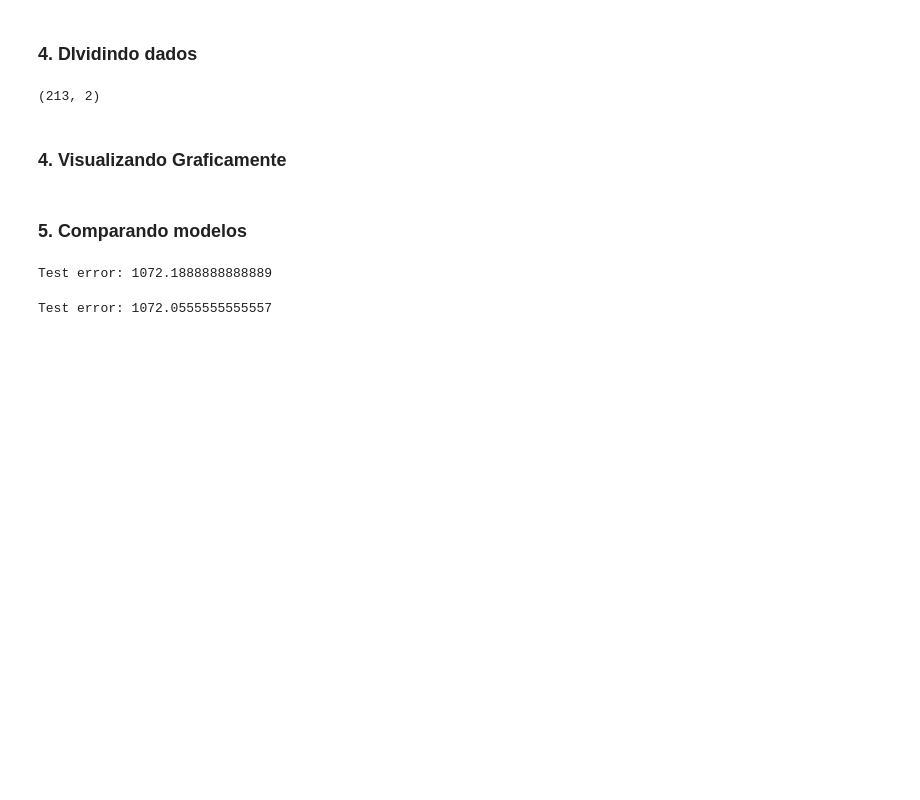
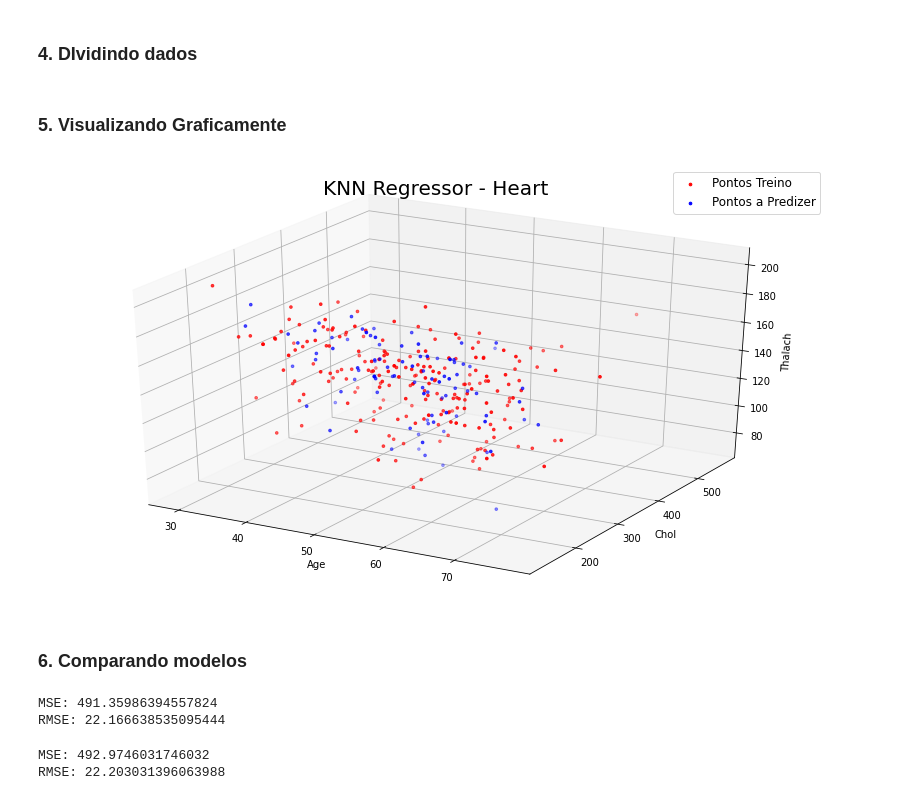
Before and after one commit to matheusjerico/knn-scratch, a Jupyter notebook: KnnRegressorScratch.ipynb, the cells around one changed output. Saved outputs shown, nothing was run; the diff lists cells and outputs as text; code cells hidden in the pictures; blank space fills up the shorter version.

```diff
--- a/KnnRegressorScratch.ipynb
+++ b/KnnRegressorScratch.ipynb
@@ -96,9 +89,5 @@ def train_test_split(dataset, test_size=0.3, random_state=0):
     return X_train, X_test, Y_train, Y_test
 # %%
 X_train, X_test, y_train, y_test = train_test_split(dataset, test_size=0.3, random_state=7)
-# %%
-X_train.shape
-# %% [output]
-(213, 2)
 # %% [markdown]
-### 4. Visualizando Graficamente
+### 5. Visualizando Graficamente
@@ -107,10 +94,24 @@ X_train.shape
+# %%
+df_train = pd.concat([pd.DataFrame(X_train, columns=['age','chol']),
+                      pd.DataFrame(y_train, columns=['target'])],
+                     axis=1)
+
+df_test = pd.concat([pd.DataFrame(X_test, columns=['age','chol']),
+                     pd.DataFrame(y_test, columns=['target'])],
+                    axis=1)
+
+fig = plt.figure(figsize=[14,8])
+ax = fig.add_subplot(111, projection='3d')
+
+ax.scatter(df_train['age'], df_train['chol'], df_train['target'], s=7, c='r', label='Pontos Treino')
+ax.scatter(df_test['age'], df_test['chol'], df_test['target'], s=7, c='b', label='Pontos a Predizer')
+
+ax.set_title('KNN Regressor - Heart', fontdict={'fontsize': 20})
+ax.set_xlabel('Age', fontdict={'fontsize': 10})
+ax.set_ylabel('Chol', fontdict={'fontsize': 10})
+ax.set_zlabel('Thalach', fontdict={'fontsize': 10})
+_ = ax.legend(fontsize=12)
+# %% [output]
+[figure, added]
 # %% [markdown]
-### 5. Comparando modelos
+### 6. Comparando modelos
-# %%
-classifier = kNN(X_train, y_train, k = 1)
-pred_test = classifier.predict(X_test)
-
-test_error = mean_squared_error(y_test, pred_test)
-print("Test error: {}".format(test_error))
-# %% [output]
-Test error: 1072.1888888888889
@@ -117,9 +122,27 @@ Test error: 1072.1888888888889
+# %%
+# Predição utilizando o algoritimo criado
+knn = kNN(X_train, y_train, k=7)
+
+preds = []
+for i in range(len(X_test)):
+    preds.append(knn.predict(X_test[i]))
+
+rmse = mean_squared_error(y_test, preds, squared=False)
+mse = mean_squared_error(y_test, preds)
+print("MSE: {}".format(mse))
+print("RMSE: {}".format(rmse))
+# %% [output]
+MSE: 491.35986394557824
+RMSE: 22.166638535095444
 # %%
-knn_sklearn = KNeighborsRegressor(n_neighbors=1)
+knn_sklearn = KNeighborsRegressor(n_neighbors=7)
 knn_sklearn.fit(X_train, y_train)
-preds = knn_sklearn.predict(X_test)
+preds_sk = knn_sklearn.predict(X_test)
 
-test_error = mean_squared_error(y_test, preds)
-print("Test error: {}".format(test_error))
+rmse = mean_squared_error(y_test, preds_sk, squared=False)
+mse = mean_squared_error(y_test, preds_sk)
+print("MSE: {}".format(mse))
+print("RMSE: {}".format(rmse))
 # %% [output]
-Test error: 1072.0555555555557
+MSE: 492.9746031746032
+RMSE: 22.203031396063988
```
Also changed, not shown: parts of 20 cells of this notebook, 1 other file.
